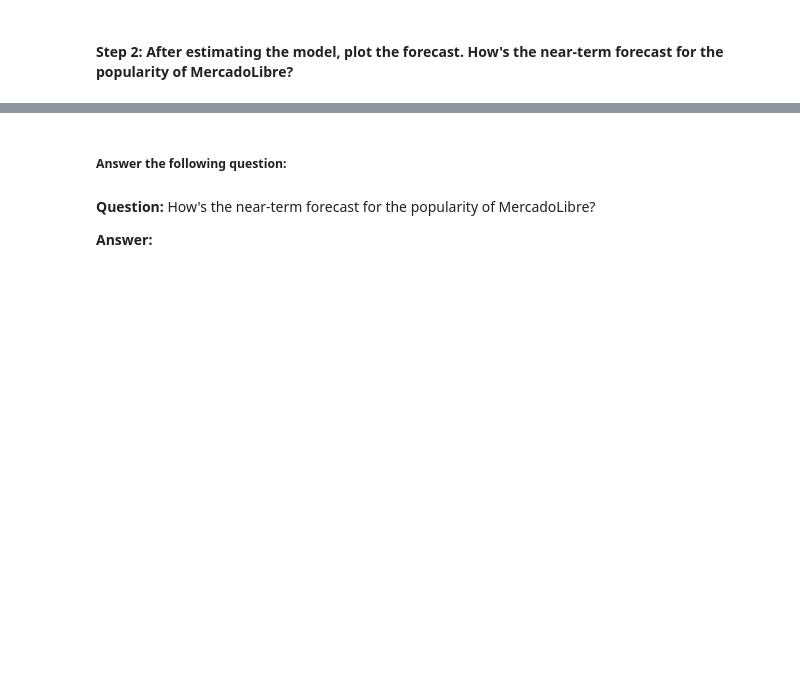
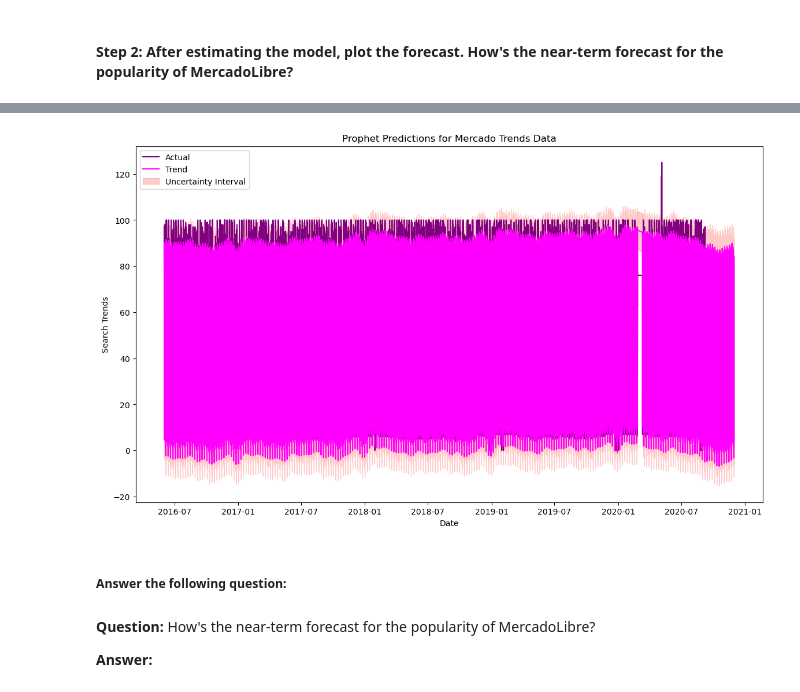
Before and after one commit to McKala1/prophet-challenge, a Jupyter notebook: forecasting_net_prophet.ipynb, the cells around one changed output, grey strips where cells are left out. Saved outputs shown, nothing was run; the diff lists cells and outputs as text; code cells hidden in the pictures; blank space fills up the shorter version.

Commit message:
prohpet graph added

```diff
--- a/forecasting_net_prophet.ipynb
+++ b/forecasting_net_prophet.ipynb
@@ -592,3 +603,26 @@ display(first_half_2020.head())
+# %%
+# Plot the Prophet predictions for the Mercado trends data
+
+# Plot the Prophet predictions for the Mercado trends data
+plt.figure(figsize=(14, 8))
+
+# Plot the actual data points
+plt.plot(df_mercado_trends.index, df_mercado_trends['Search Trends'], label='Actual', color='purple')
+
+# Plot the predicted trend
+plt.plot(forecast_mercado_trends.index, forecast_mercado_trends['yhat'], label='Trend', color='fuchsia')
+
+# Plot the uncertainty interval
+plt.fill_between(forecast_mercado_trends.index, forecast_mercado_trends['yhat_lower'], forecast_mercado_trends['yhat_upper'], color='red', alpha=0.2, label='Uncertainty Interval')
+
+# Set labels and title
+plt.xlabel('Date')
+plt.ylabel('Search Trends')
+plt.title('Prophet Predictions for Mercado Trends Data')
+plt.legend()
+plt.show()
+# %% [output]
+[figure, added]
 # %% [markdown]
 ##### Answer the following question:
 # %% [markdown]
```
Also changed, not shown: parts of 12 cells of this notebook.
